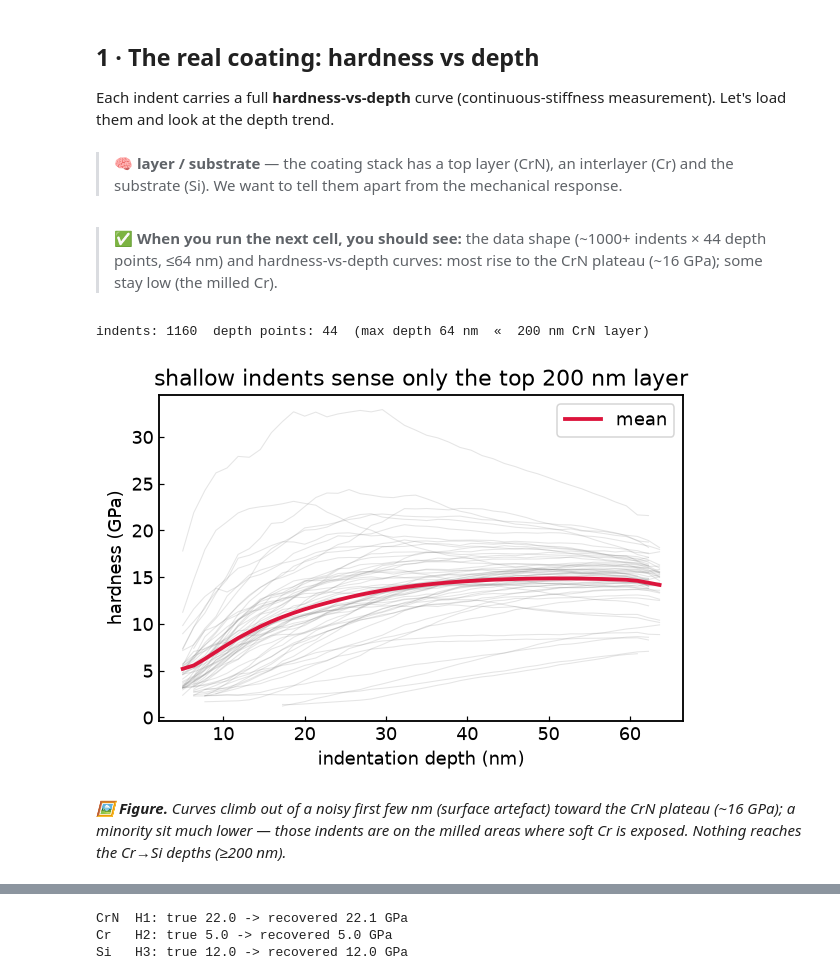
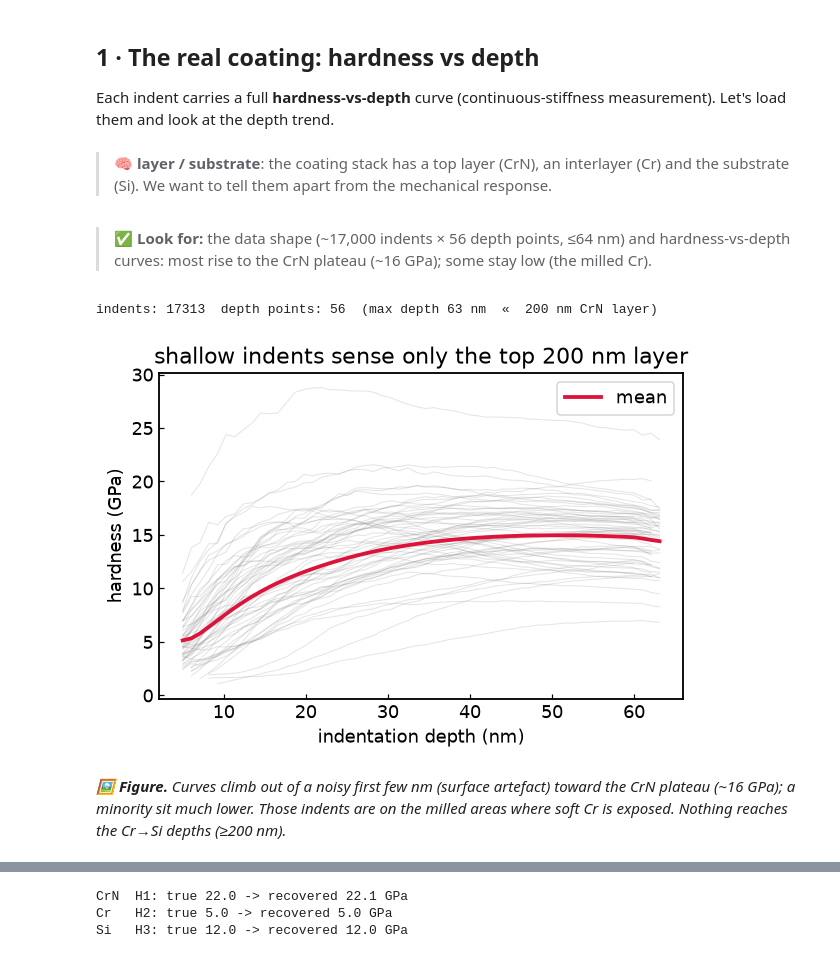
Before and after one commit to edrossi93/mecanano-ml-nanomechanics, a Jupyter notebook: notebooks/07_substrate_layer_deconvolution.ipynb, the cells around one changed output, grey strips where cells are left out. Drawn from its saved outputs; the diff is of its cells as text; code cells hidden in the pictures.

```diff
--- a/notebooks/07_substrate_layer_deconvolution.ipynb
+++ b/notebooks/07_substrate_layer_deconvolution.ipynb
@@ -84,23 +84,23 @@ rng = np.random.default_rng(0)
 Each indent carries a full **hardness-vs-depth** curve (continuous-stiffness measurement). Let's
 load them and look at the depth trend.
 # %% [markdown]
-> 🧠 **layer / substrate** — the coating stack has a top layer (CrN), an interlayer (Cr) and the substrate (Si). We want to tell them apart from the mechanical response.
+> 🧠 **layer / substrate**: the coating stack has a top layer (CrN), an interlayer (Cr) and the substrate (Si). We want to tell them apart from the mechanical response.
 # %% [markdown]
-> ✅ **When you run the next cell, you should see:** the data shape (~1000+ indents × 44 depth points, ≤64 nm) and hardness-vs-depth curves: most rise to the CrN plateau (~16 GPa); some stay low (the milled Cr).
+> ✅ **Look for:** the data shape (~17,000 indents × 56 depth points, ≤64 nm) and hardness-vs-depth curves: most rise to the CrN plateau (~16 GPa); some stay low (the milled Cr).
 # %%
-d4 = mm.load_4d("crn_cr_bilayer")          # dict: depth_nm, H, E (n_indents, n_depth), X, Y
-depth = d4["depth_nm"]; H = d4["H"]; E = d4["E"]
+hmap = mm.load_hsnm_map("crn_cr_bilayer")   # dict: depth_nm, H, E (n_indents, n_depth), X, Y
+depth = hmap["depth_nm"]; H = hmap["H"]; E = hmap["E"]
 print("indents:", H.shape[0], " depth points:", H.shape[1],
       f" (max depth {depth[-1]:.0f} nm  «  200 nm CrN layer)")
 
 fig, ax = plt.subplots(figsize=(5.6, 4))
 for i in rng.choice(H.shape[0], 60, replace=False):
     ax.plot(depth, H[i], color="grey", alpha=0.2, lw=0.7)
 ax.plot(depth, np.nanmean(H, 0), "crimson", lw=2.5, label="mean")
 ax.set_xlabel("indentation depth (nm)"); ax.set_ylabel("hardness (GPa)")
 ax.legend(); ax.set_title("shallow indents sense only the top 200 nm layer"); fig.tight_layout()
 # %% [output]
-indents: 1160  depth points: 44  (max depth 64 nm  «  200 nm CrN layer)
+indents: 17313  depth points: 56  (max depth 63 nm  «  200 nm CrN layer)
-[figure, old version]
+[figure, new version]
 # %% [markdown]
-*🖼 **Figure.** Curves climb out of a noisy first few nm (surface artefact) toward the CrN plateau (~16 GPa); a minority sit much lower — those indents are on the milled areas where soft Cr is exposed. Nothing reaches the Cr→Si depths (≥200 nm).*
+*🖼 **Figure.** Curves climb out of a noisy first few nm (surface artefact) toward the CrN plateau (~16 GPa); a minority sit much lower. Those indents are on the milled areas where soft Cr is exposed. Nothing reaches the Cr→Si depths (≥200 nm).*
```
Also changed, not shown: parts of 24 cells of this notebook, 42 other files.
